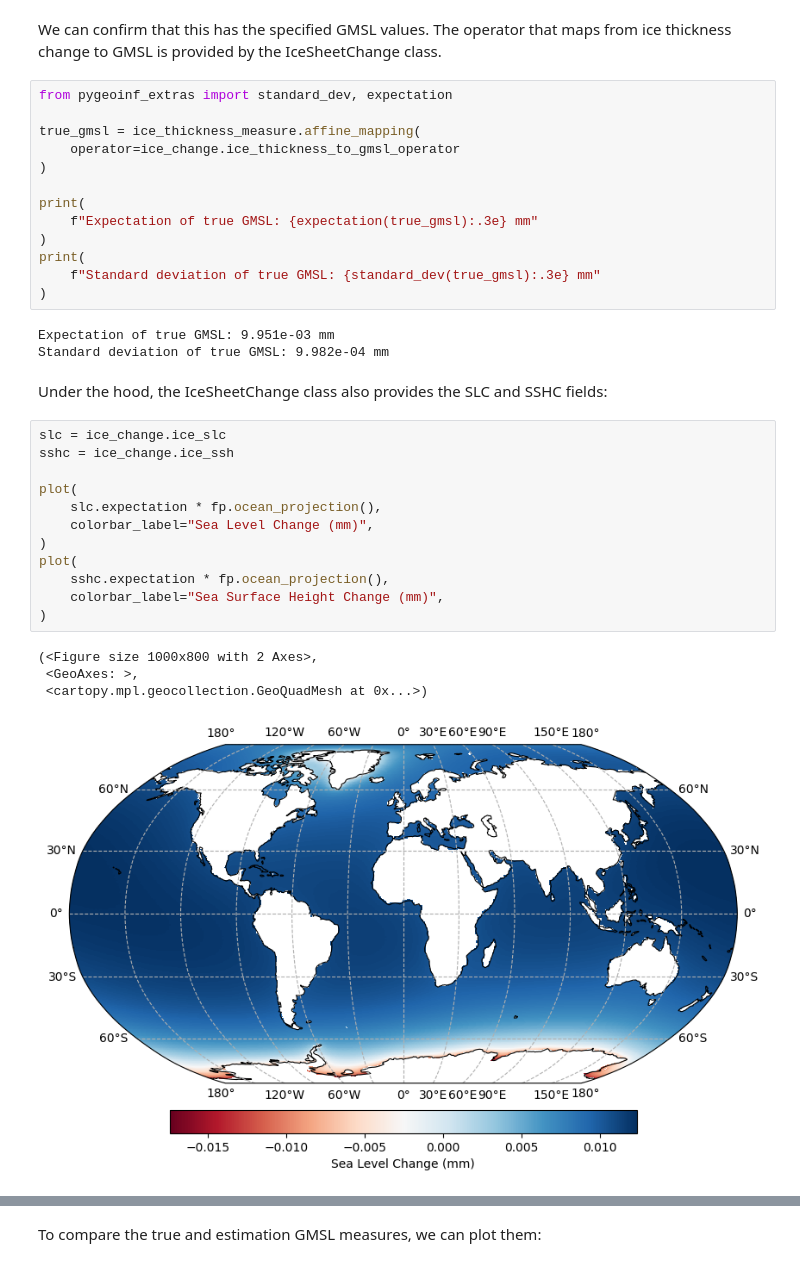
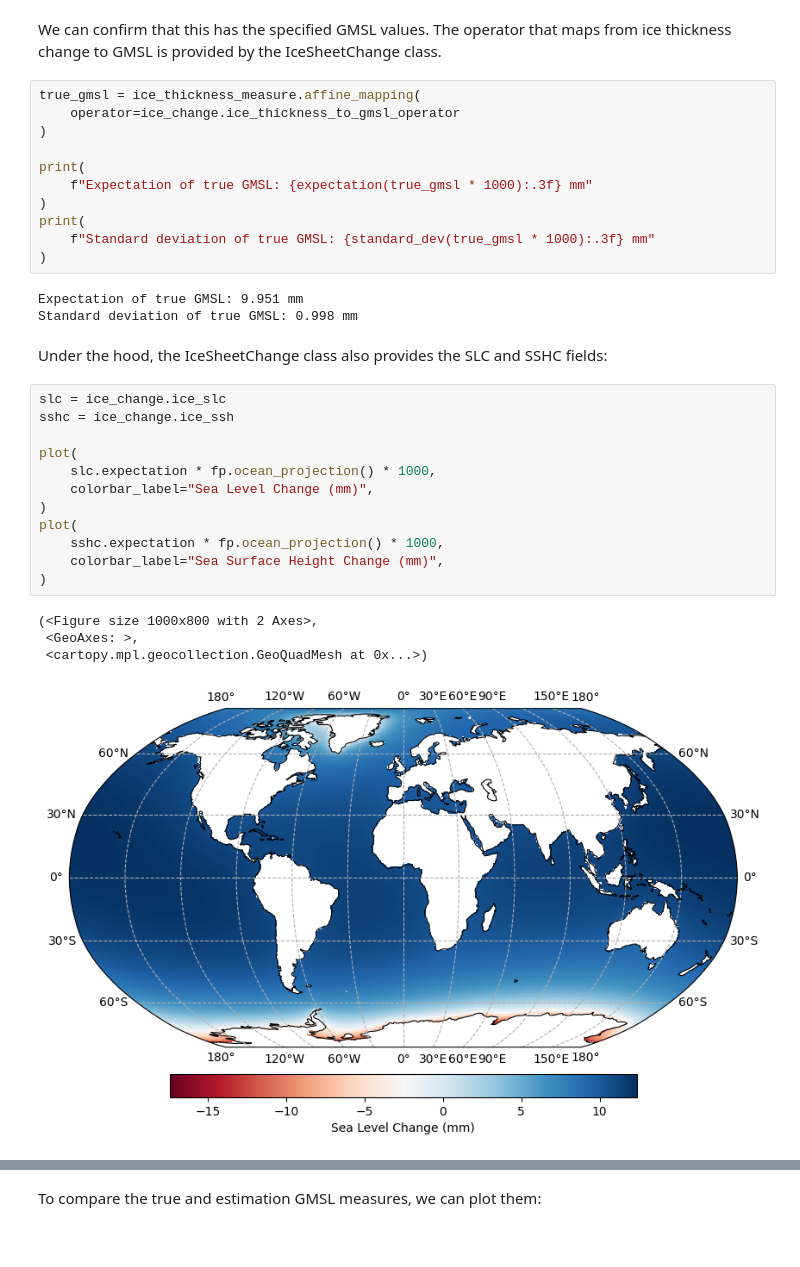
Before and after one commit to 0thomasholland/Part_III_Project, a Jupyter notebook: notebooks/01 - Sea Surface Height.ipynb, the cells around one changed output, grey strips where cells are left out. Cells and saved outputs as stored; diff of their text form.

```diff
--- a/notebooks/01 - Sea Surface Height.ipynb
+++ b/notebooks/01 - Sea Surface Height.ipynb
@@ -130,37 +146,35 @@ plot(ice_thickness_measure.sample(), symmetric=True)
 # %% [markdown]
 We can confirm that this has the specified GMSL values. The operator that maps from ice thickness change to GMSL is provided by the IceSheetChange class.
 # %%
-from pygeoinf_extras import standard_dev, expectation
-
 true_gmsl = ice_thickness_measure.affine_mapping(
     operator=ice_change.ice_thickness_to_gmsl_operator
 )
 
 print(
-    f"Expectation of true GMSL: {expectation(true_gmsl):.3e} mm"
+    f"Expectation of true GMSL: {expectation(true_gmsl * 1000):.3f} mm"
 )
 print(
-    f"Standard deviation of true GMSL: {standard_dev(true_gmsl):.3e} mm"
+    f"Standard deviation of true GMSL: {standard_dev(true_gmsl * 1000):.3f} mm"
 )
 # %% [output]
-Expectation of true GMSL: 9.951e-03 mm
-Standard deviation of true GMSL: 9.982e-04 mm
+Expectation of true GMSL: 9.951 mm
+Standard deviation of true GMSL: 0.998 mm
 # %% [markdown]
 Under the hood, the IceSheetChange class also provides the SLC and SSHC fields:
 # %%
 slc = ice_change.ice_slc
 sshc = ice_change.ice_ssh
 
 plot(
-    slc.expectation * fp.ocean_projection(),
+    slc.expectation * fp.ocean_projection() * 1000,
     colorbar_label="Sea Level Change (mm)",
 )
 plot(
-    sshc.expectation * fp.ocean_projection(),
+    sshc.expectation * fp.ocean_projection() * 1000,
     colorbar_label="Sea Surface Height Change (mm)",
 )
 # %% [output]
 (<Figure size 1000x800 with 2 Axes>,
  <GeoAxes: >,
  <cartopy.mpl.geocollection.GeoQuadMesh at 0x...>)
-[figure, old version]
+[figure, new version]
```
Also changed, not shown: parts of 22 cells of this notebook.
